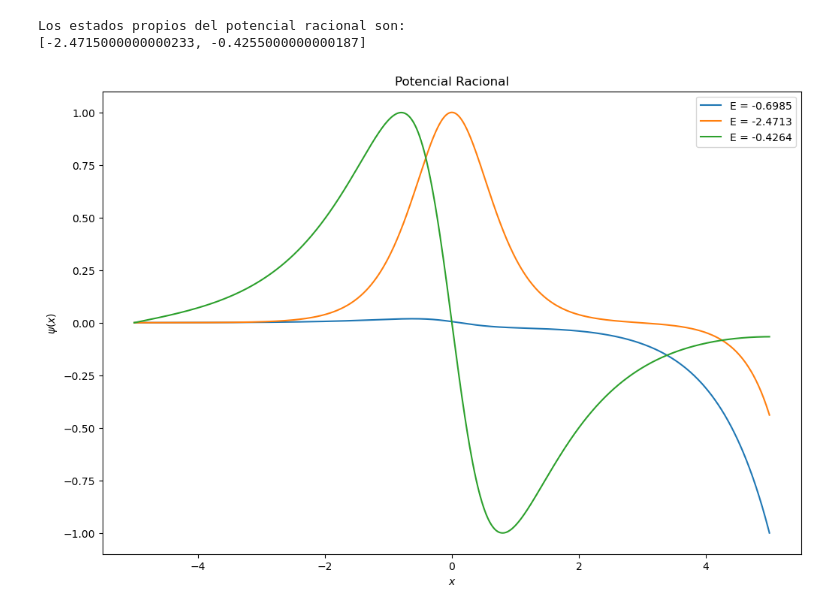
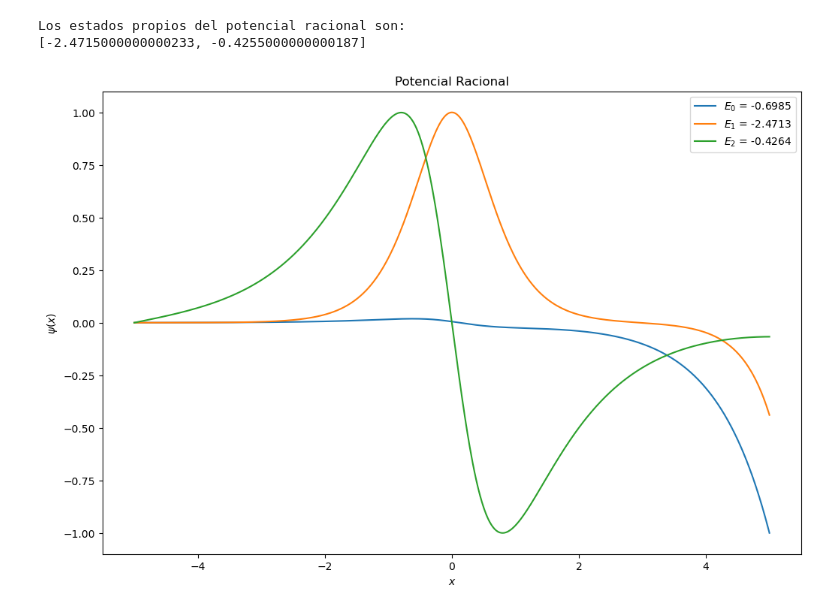
Before and after one commit to leylaaaa1/MetodosII_SantiagoGarcia_CatalinaGuatibonza, a Jupyter notebook: Tarea4_SantiagoGarcia_CatalinaGuatibonza/T4P6QuantumMechanics_SantiagoGarcia_CatalinaGuatibonza.ipynb, the cells around one changed output. Cells and saved outputs as stored; diff of their text form; code cells hidden in the pictures.

```diff
--- a/Tarea4_SantiagoGarcia_CatalinaGuatibonza/T4P6QuantumMechanics_SantiagoGarcia_CatalinaGuatibonza.ipynb
+++ b/Tarea4_SantiagoGarcia_CatalinaGuatibonza/T4P6QuantumMechanics_SantiagoGarcia_CatalinaGuatibonza.ipynb
@@ -86,7 +86,7 @@ plt.figure(figsize=(12, 8))
 for i, E in enumerate(Niveles_E):
     psi = Numerov(x, V, E)
     psi_normalized = psi / np.max(np.abs(psi))
-    plt.plot(x, psi_normalized, label=f'E = {E:.1f}')
+    plt.plot(x, psi_normalized, label=f'$E_{{{i}}}$ = {E:.1f}')
 
 plt.title('Oscilador Armónico Cuántico Usando el Algoritmo de Numerov')
 plt.xlabel('$x$')
@@ -140,7 +140,7 @@ plt.figure(figsize=(12, 8))
 for i, E in enumerate(E_gaussian):
     psi = Numerov(x, V_gaussian, E)
     psi_normalized = psi / np.max(np.abs(psi))
-    plt.plot(x, psi_normalized, label=f'E = {E:.2f}')
+    plt.plot(x, psi_normalized, label=f'$E_{{{i}}}$ = {E:.2f}')
 
 plt.title('Potencial Gaussiano')
 plt.xlabel('$x$')
@@ -191,17 +191,17 @@ Los estados propios del potencial racional son:
 # %%
 plt.figure(figsize=(12, 8))
 
 for i, E in enumerate(E_rational):
     psi = Numerov(x, V_rational, E)
     psi_normalized = psi / np.max(np.abs(psi))
-    plt.plot(x, psi_normalized, label=f'E = {E:.4f}')
+    plt.plot(x, psi_normalized, label=f'$E_{{{i}}}$ = {E:.4f}')
 
 plt.title('Potencial Racional')
 plt.xlabel('$x$')
 plt.ylabel('$\psi(x)$')
 plt.legend()
 plt.show()
 # %% [output]
-[figure, old version]
+[figure, new version]
 # %% [markdown]
 ![IMG_0556.jpg](attachment:IMG_0556.jpg)
```
Also changed, not shown: parts of 2 cells of this notebook.
